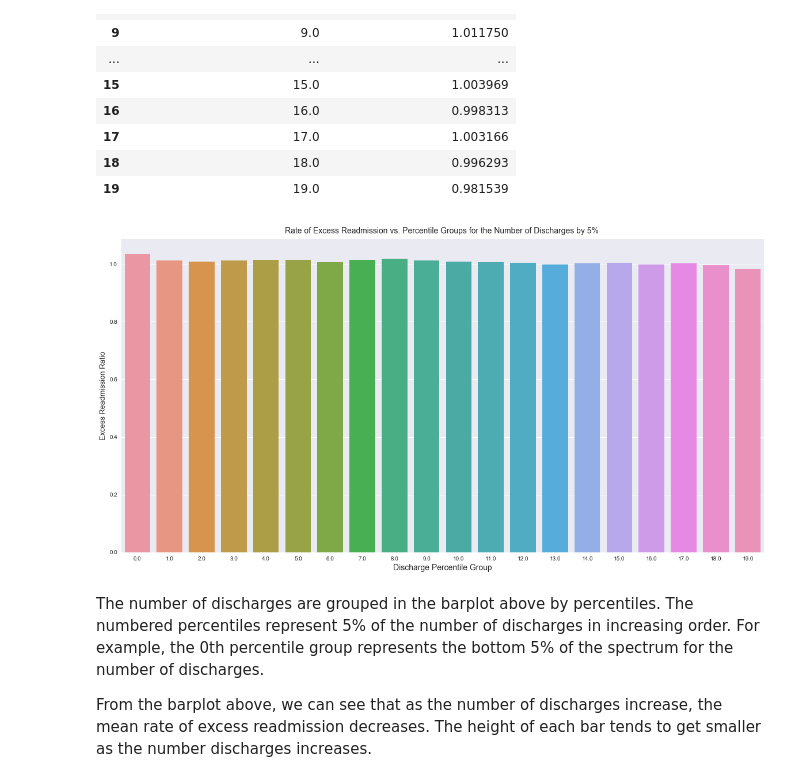
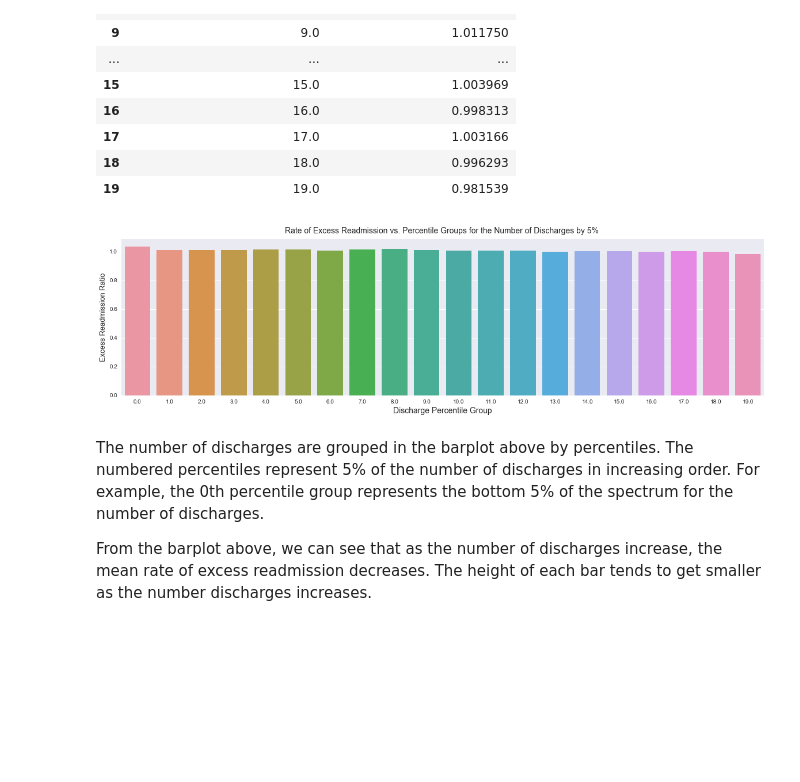
Before and after one commit to sopaturi/Springboard, a Jupyter notebook: Statistics Projects/sliderule_dsi_inferential_statistics_exercise_3.ipynb, the cells around one changed output. Drawn from its saved outputs; the diff is of its cells as text; code cells hidden in the pictures; blank space fills up the shorter version.

```diff
--- a/Statistics Projects/sliderule_dsi_inferential_statistics_exercise_3.ipynb
+++ b/Statistics Projects/sliderule_dsi_inferential_statistics_exercise_3.ipynb
@@ -344,13 +380,13 @@ clean_hospital_read
 | 19 | 19.0 | 0.981539 |
 # %%
 ax=sns.barplot(x = 'Discharge Percentile Group', y = 'Excess Readmission Ratio', data = clean_hospital_read)
-sns.set(rc={'figure.figsize':(20, 100)})
+sns.set(rc={'figure.figsize':(20, 10)})
 ax.set_title('Rate of Excess Readmission vs. Percentile Groups for the Number of Discharges by 5% ', fontsize=14)
 ax.set_xlabel(ax.get_xlabel(), fontsize = 14)
 ax.set_ylabel(ax.get_ylabel(), fontsize = 13)
 rcParams['axes.titlepad'] = 10
 # %% [output]
-[figure, old version]
+[figure, new version]
 # %% [markdown]
 The number of discharges are grouped in the barplot above by percentiles.  The numbered percentiles represent 5% of the number of discharges in increasing order.  For example, the 0th percentile group represents the bottom 5% of the spectrum for the number of discharges.
 
```
Also changed, not shown: parts of 9 cells of this notebook.
